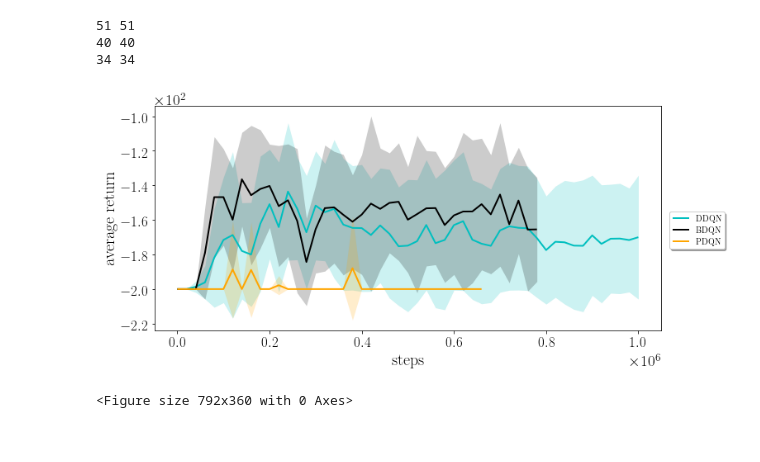
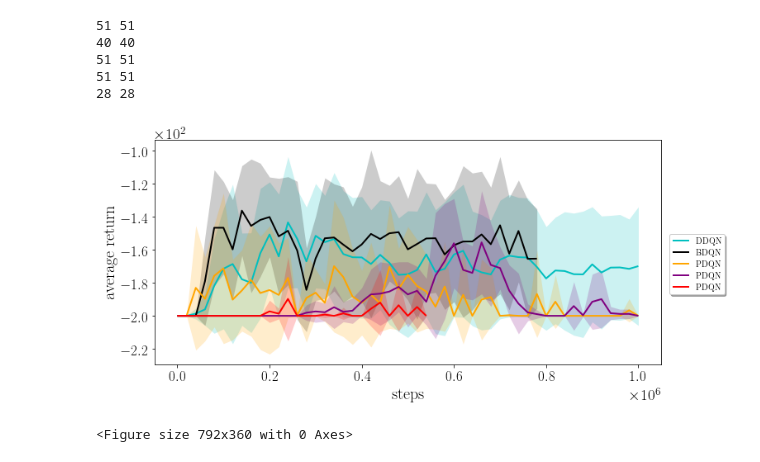
Before and after one commit to albertometelli/weightedDQN, a Jupyter notebook: dqn/atari/res_2/notebook.ipynb, the cells around one changed output. Cells and saved outputs as stored; diff of their text form; code cells hidden in the pictures.

```diff
--- a/dqn/atari/res_2/notebook.ipynb
+++ b/dqn/atari/res_2/notebook.ipynb
@@ -106,7 +106,7 @@ environments = ['Mountain']#'BankHeist','Asterix','Asteroids'
 algorithms = ['dqn','boot','particle']#,,'boot'
 eval_freq = [2e4,1e3]
 #policies = [['weighted'],['weighted-gaussian'],['boot','weighted'],['eps-greedy', 'boltzmann']]
-updates = [[''],[''],['optimistic'],['weighted','max_mean'],['']]
+updates = [[''],[''],['optimistic','optimistic/weighted','weighted/weighted'],['weighted','max_mean'],['']]
 alg_to_label={
         'particle':'PDQN',
         'gaussian':'GDQN',
@@ -139,7 +139,7 @@ alg_to_double_vec ={
 }
 
 conf = 0.95
-n_rows = 82
+n_rows = 51
 subsample = 1
 legend_labels = []
 legend_colors = []
@@ -180,33 +180,35 @@ for e,env in enumerate(environments):
                         legend_labels.append(alg_to_label[alg])
                         legend_colors.append(col[i])
                         legend_markers.append(markers[i])
                     print(min_rows,max_rows)
                     cum_reward_test = np.stack(res)
                     #print(cum_reward_test)
                     indexes = [i*subsample for i in range(len(timesteps) // subsample)]
 
 
                     ax = plot_ci(timesteps[indexes],cum_reward_test[:, indexes], conf,
                                 5, xlabel='steps', ylabel='average return', label=alg_to_label[alg] ,
                                  ax=ax, linewidth=2.0, linestyle=ls[0], color=col[i])
                     #ax.set_ylim(limits[e])
 
                     i += 1
     lgd=fig.legend(loc='center right',
                           ncol=1, fancybox=True, shadow=True)#,bbox_to_anchor=(0.42, 0)
 
     fig.savefig(env+".pdf",format='pdf', bbox_inches='tight',bbox_extra_artists=(lgd,))
 
 fig = plt.figure(figsize=(11, 5))
 patches = [ mlines.Line2D([], [], color=legend_colors[i], marker=legend_markers[i],
                           label=legend_labels[i])  for i in range(len(legend_labels)) ]
 
 #lgd=fig.legend( patches, legend_labels, ncol=6,
 #           loc='center')
 #fig.savefig('atari-legend.pdf',format='pdf',bbox_extra_artists=(lgd,), bbox_inches='tight')
 # %% [output]
 51 51
 40 40
-34 34
+51 51
+51 51
+28 28
-[figure, old version]
+[figure, new version]
 <Figure size 792x360 with 0 Axes>
```
Also changed, not shown: 2 other files.
